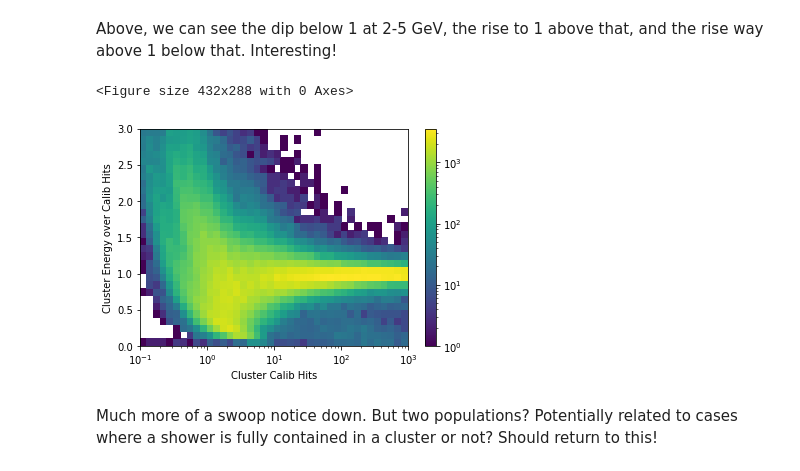
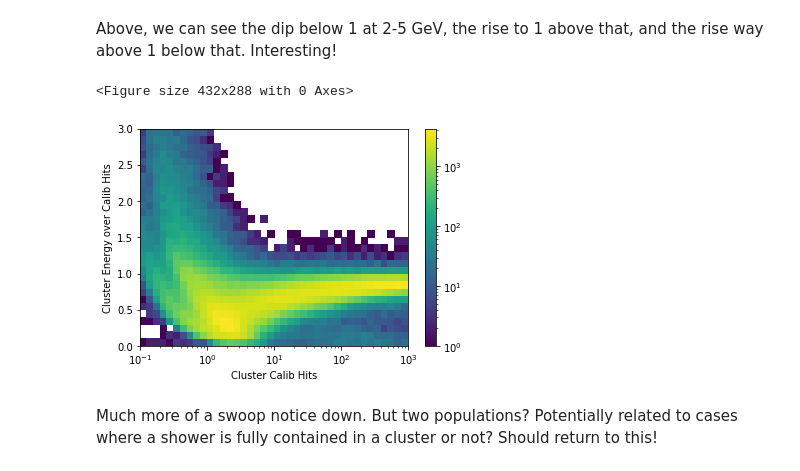
Before and after one commit to russbate42/UBCPionML, a Jupyter notebook: regression/TopClusterRegressionRewrite.ipynb, the cells around one changed output. Drawn from its saved outputs; the diff is of its cells as text; code cells hidden in the pictures.

```diff
--- a/regression/TopClusterRegressionRewrite.ipynb
+++ b/regression/TopClusterRegressionRewrite.ipynb
@@ -81,26 +86,26 @@ Above, we can see the dip below 1 at 2-5 GeV, the rise to 1 above that, and the
 # %%
 from matplotlib.colors import LogNorm
 
 xbin = [10**exp for exp in  np.arange(-1.0, 3.1, 0.1)]
 ybin = np.arange(0., 3.1, 0.1)
 
 n_bins = 30
 plt.cla(); plt.clf()
 fig = plt.figure()
 fig.patch.set_facecolor('white')
-plt.hist2d(pp['cluster_ENG_CALIB_TOT']+pp['cluster_ENG_CALIB_OUT_T']+pp['cluster_ENG_CALIB_DEAD_TOT'],pp['clusterECalib']/(pp['cluster_ENG_CALIB_TOT']+pp['cluster_ENG_CALIB_OUT_T']+pp['cluster_ENG_CALIB_DEAD_TOT']),bins=[xbin,ybin],norm=LogNorm())
+plt.hist2d(pp['cluster_ENG_CALIB_TOT']+pp['cluster_ENG_CALIB_OUT_T']+pp['cluster_ENG_CALIB_DEAD_TOT'],pp['clusterE']/(pp['cluster_ENG_CALIB_TOT']+pp['cluster_ENG_CALIB_OUT_T']+pp['cluster_ENG_CALIB_DEAD_TOT']),bins=[xbin,ybin],norm=LogNorm())
 # plt.hist(p0['clusterECalib']/p0['cluster_ENG_CALIB_TOT'], bins=n_bins, normed=True, alpha=0.5, label='$\pi^0$')
 plt.xscale('log')
 plt.ylim(0,3)
 plt.xlabel('Cluster Calib Hits')
 plt.ylabel('Cluster Energy over Calib Hits')
 plt.colorbar()
 # plt.legend()
 plt.savefig(plotpath+'/hist_2D_calibfull_vs_ratio_pp.pdf')
 plt.show()
 # %% [output]
 <Figure size 432x288 with 0 Axes>
-[figure, old version]
+[figure, new version]
 # %% [markdown]
 Much more of a swoop notice down. But two populations? Potentially related to cases where a shower is fully contained in a cluster or not? Should return to this!
 # %% [markdown]
```
Also changed, not shown: parts of 17 cells of this notebook, 2 other files.
